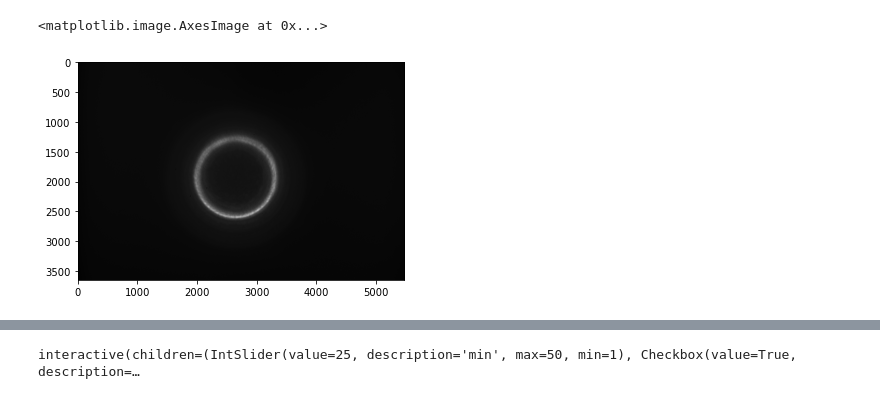
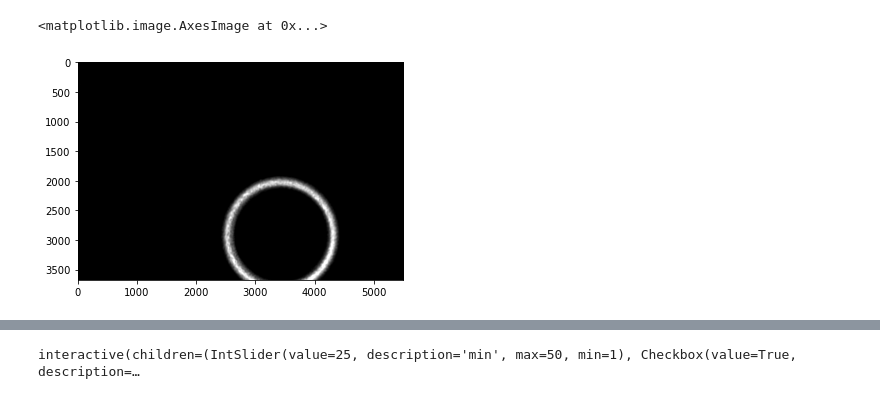
Before and after one commit to ZacharyTu42/FRD-Test, a Jupyter notebook: Circle Finder.ipynb, the cells around one changed output, grey strips where cells are left out. Cells and saved outputs as stored; diff of their text form; code cells hidden in the pictures.

```diff
--- a/Circle Finder.ipynb
+++ b/Circle Finder.ipynb
@@ -15,11 +14,11 @@ def import_img(img_path):
     return cv2.imread(img_path, cv2.IMREAD_GRAYSCALE)
 # %%
 # Imports image to be processed
-image = cv2.imread('sample0(10)1.png', cv2.IMREAD_GRAYSCALE)
-processedimg = cv2.convertScaleAbs(image, alpha=3, beta=0)
+image = cv2.imread('./Test_Data/B1-2-a.png', cv2.IMREAD_GRAYSCALE)
+processedimg = cv2.convertScaleAbs(image, alpha=9, beta=2)
 output = image.copy()
 
 plt.imshow(processedimg, cmap='gray')
 # %% [output]
 <matplotlib.image.AxesImage at 0x...>
-[figure, old version]
+[figure, new version]
```
Also changed, not shown: parts of 13 cells of this notebook.
